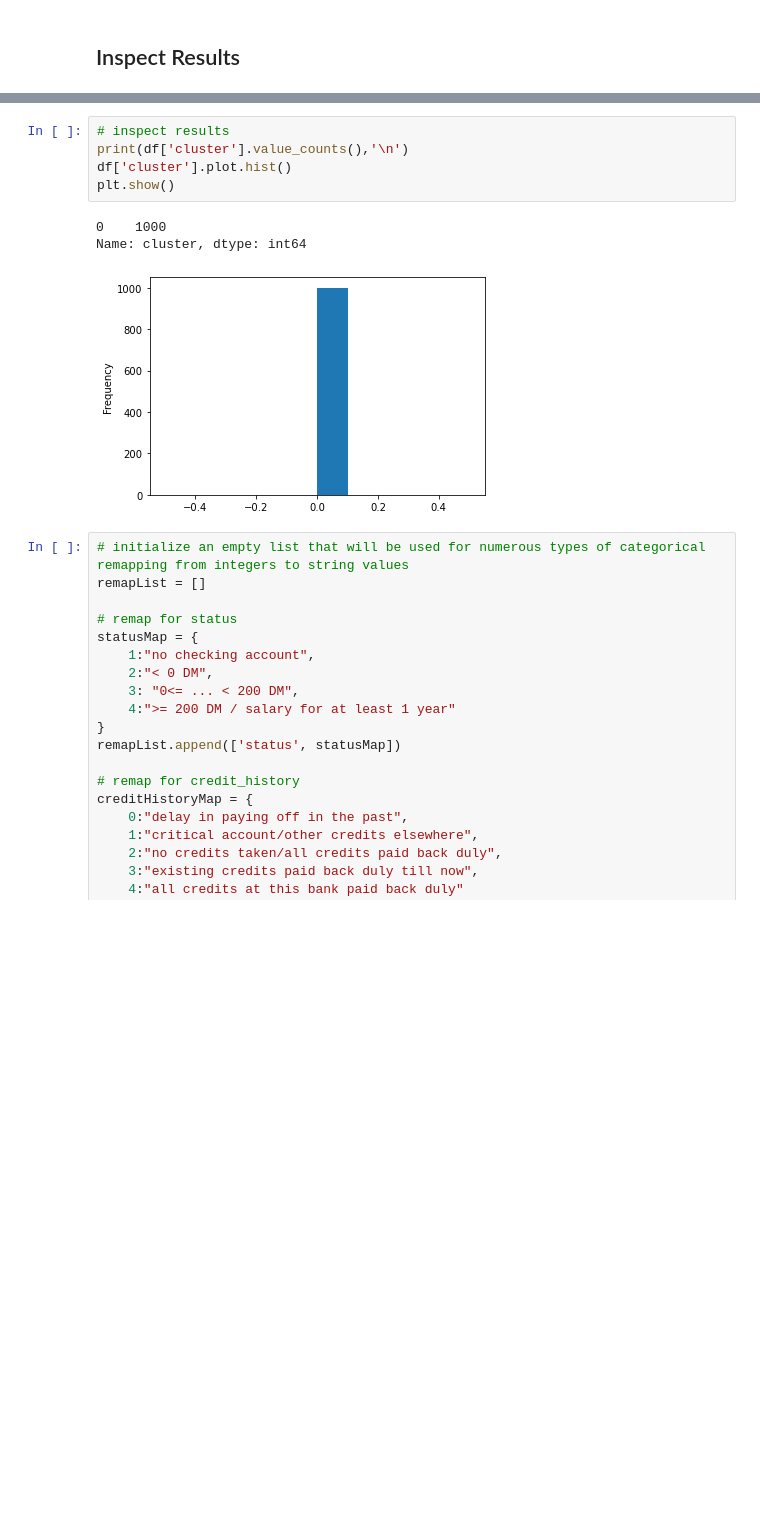
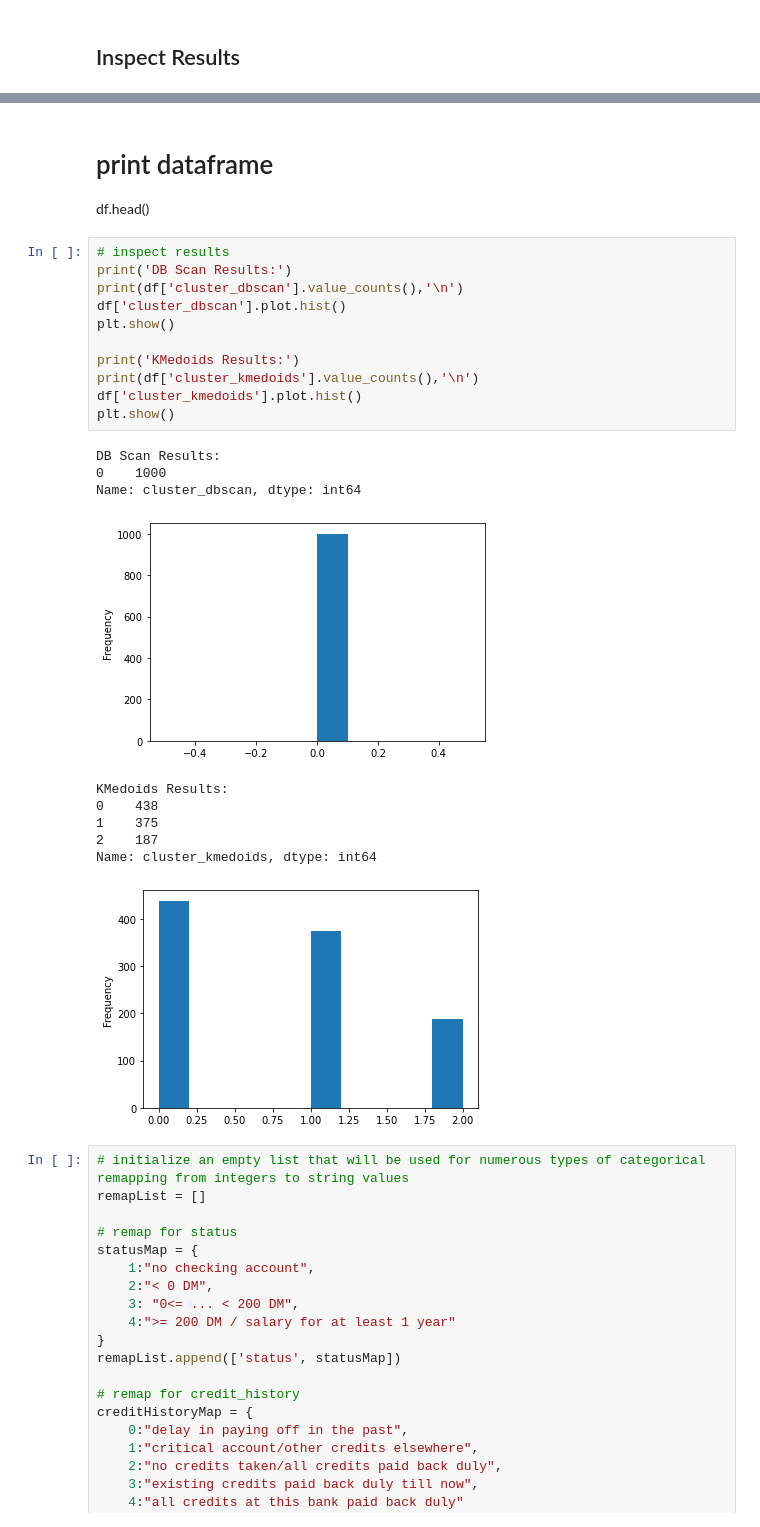
Before and after one commit to cthomx/Clustering-With-Categorical-Data, a Jupyter notebook: CategoricalClustering.ipynb, the cells around one changed output, grey strips where cells are left out. Cells and saved outputs as stored; diff of their text form; blank space fills up the shorter version.

```diff
--- a/CategoricalClustering.ipynb
+++ b/CategoricalClustering.ipynb
@@ -189,12 +209,28 @@ df.head()
+# %% [markdown]
+# print dataframe
+df.head()
 # %%
 # inspect results
-print(df['cluster'].value_counts(),'\n')
-df['cluster'].plot.hist()
+print('DB Scan Results:')
+print(df['cluster_dbscan'].value_counts(),'\n')
+df['cluster_dbscan'].plot.hist()
 plt.show()
+
+print('KMedoids Results:')
+print(df['cluster_kmedoids'].value_counts(),'\n')
+df['cluster_kmedoids'].plot.hist()
+plt.show()
 # %% [output]
+DB Scan Results:
 0    1000
-Name: cluster, dtype: int64
+Name: cluster_dbscan, dtype: int64
 [figure]
+KMedoids Results:
+0    438
+1    375
+2    187
+Name: cluster_kmedoids, dtype: int64
+[figure, added]
 # %%
 # initialize an empty list that will be used for numerous types of categorical remapping from integers to string values
 remapList = []
```
Also changed, not shown: parts of 7 cells of this notebook.
